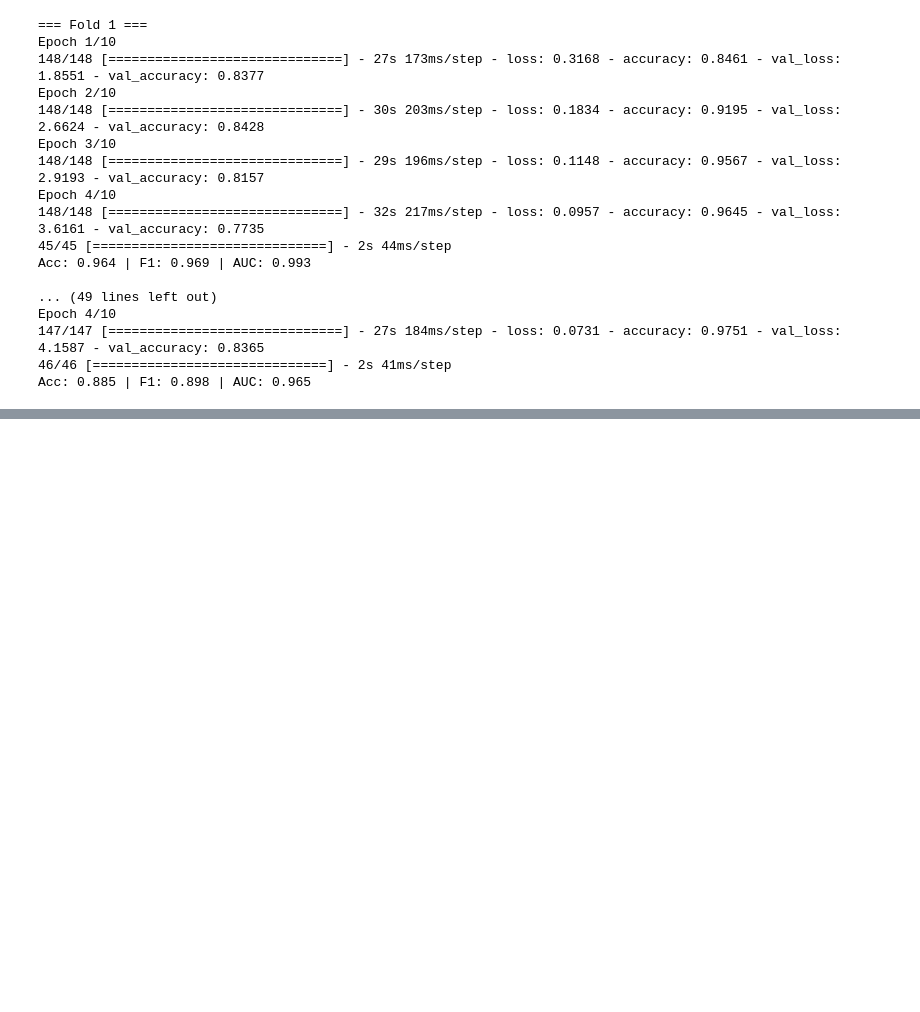
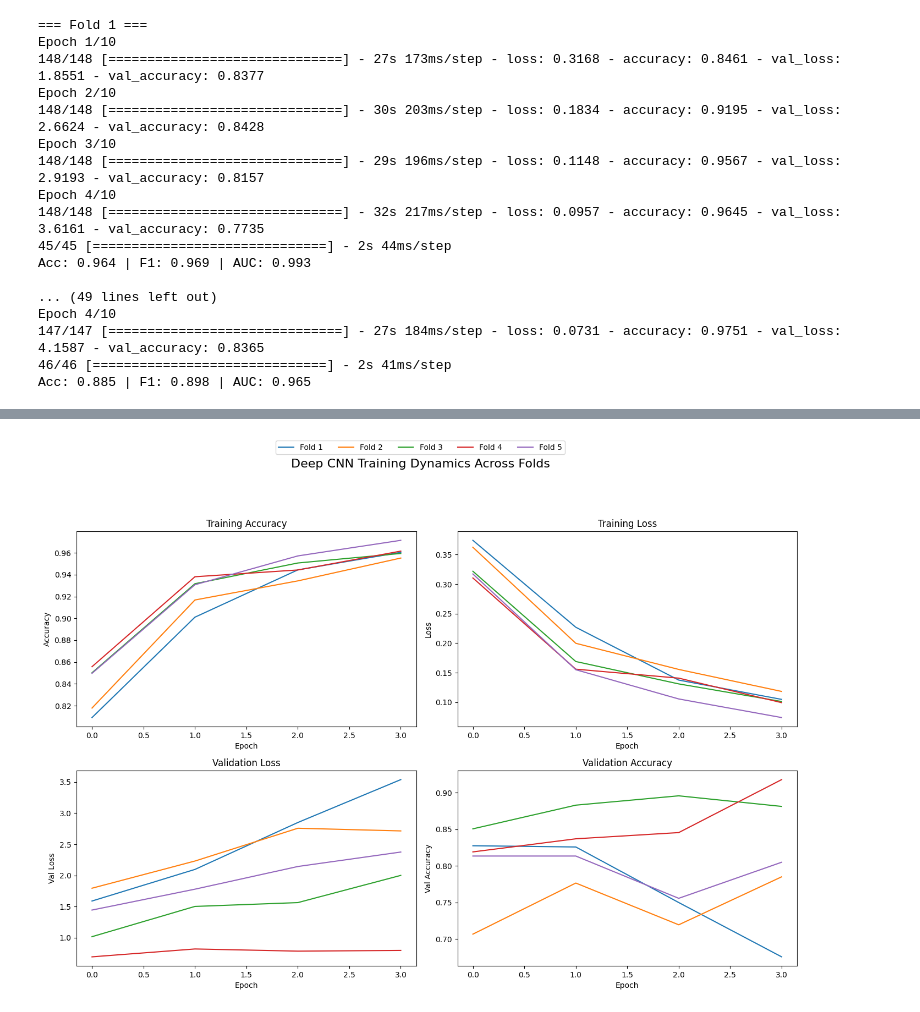
Before and after one commit to BJAngulo/MSSE-277b-final-project-, a Jupyter notebook: notebooks/Raw EEG.ipynb, the cells around one changed output, grey strips where cells are left out. Cells and saved outputs as stored; diff of their text form; code cells hidden in the pictures; blank space fills up the shorter version.

```diff
--- a/notebooks/Raw EEG.ipynb
+++ b/notebooks/Raw EEG.ipynb
@@ -2169,0 +2342,9 @@ comparison_df
+# %%
+multiscale_results = run_multiscale_cnn_groupkfold(
+    X_cnn,
+    y_raw_10,
+    groups_raw_10,
+    n_splits=5,
+    epochs=10,
+    batch_size=32
+)
@@ -2169,0 +2424,46 @@ comparison_df
+# %%
+import matplotlib.pyplot as plt
+
+fig, axes = plt.subplots(2, 2, figsize=(14, 10))
+
+# ===== 1. Training Accuracy =====
+for i, hist in enumerate(multiscale_results["histories"]):
+    axes[0, 0].plot(hist["accuracy"], label=f"Fold {i+1}")
+
+axes[0, 0].set_title("Training Accuracy")
+axes[0, 0].set_xlabel("Epoch")
+axes[0, 0].set_ylabel("Accuracy")
+
+# ===== 2. Training Loss =====
+for i, hist in enumerate(multiscale_results["histories"]):
+    axes[0, 1].plot(hist["loss"], label=f"Fold {i+1}")
+
+axes[0, 1].set_title("Training Loss")
+axes[0, 1].set_xlabel("Epoch")
+axes[0, 1].set_ylabel("Loss")
+
+# ===== 3. Validation Loss =====
+for i, hist in enumerate(multiscale_results["histories"]):
+    axes[1, 0].plot(hist["val_loss"], label=f"Fold {i+1}")
+
+axes[1, 0].set_title("Validation Loss")
+axes[1, 0].set_xlabel("Epoch")
+axes[1, 0].set_ylabel("Val Loss")
+
+# ===== 4. Validation Accuracy =====
+for i, hist in enumerate(multiscale_results["histories"]):
+    axes[1, 1].plot(hist["val_accuracy"], label=f"Fold {i+1}")
+
+axes[1, 1].set_title("Validation Accuracy")
+axes[1, 1].set_xlabel("Epoch")
+axes[1, 1].set_ylabel("Val Accuracy")
+
+plt.suptitle("Deep CNN Training Dynamics Across Folds", fontsize=16)
+
+handles, labels = axes[0, 0].get_legend_handles_labels()
+fig.legend(handles, labels, loc="upper center", ncol=5, bbox_to_anchor=(0.5, 1.02))
+
+plt.tight_layout(rect=[0, 0, 1, 0.92])
+plt.show()
+# %% [output]
+[figure, added]
```
Also changed, not shown: parts of 10 cells of this notebook.
